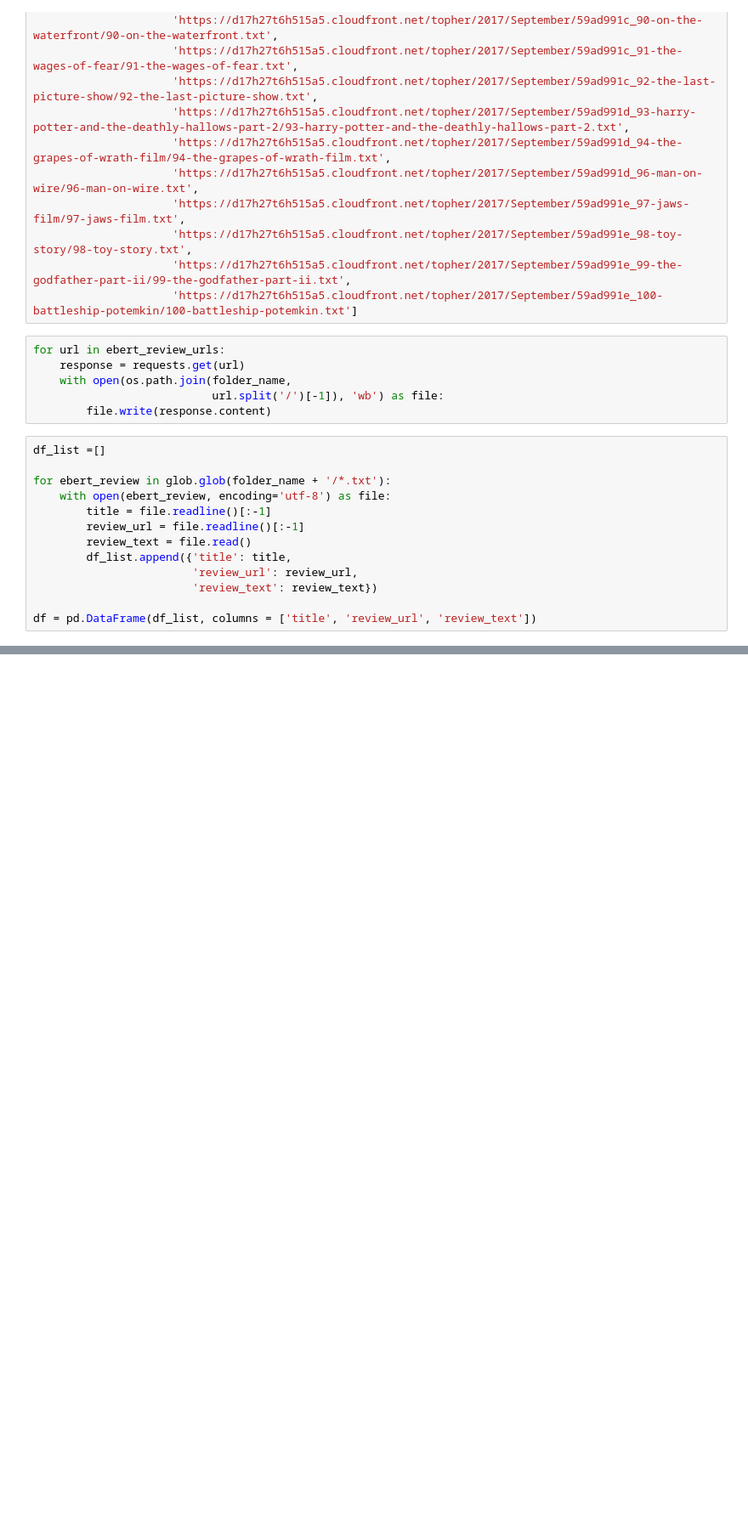
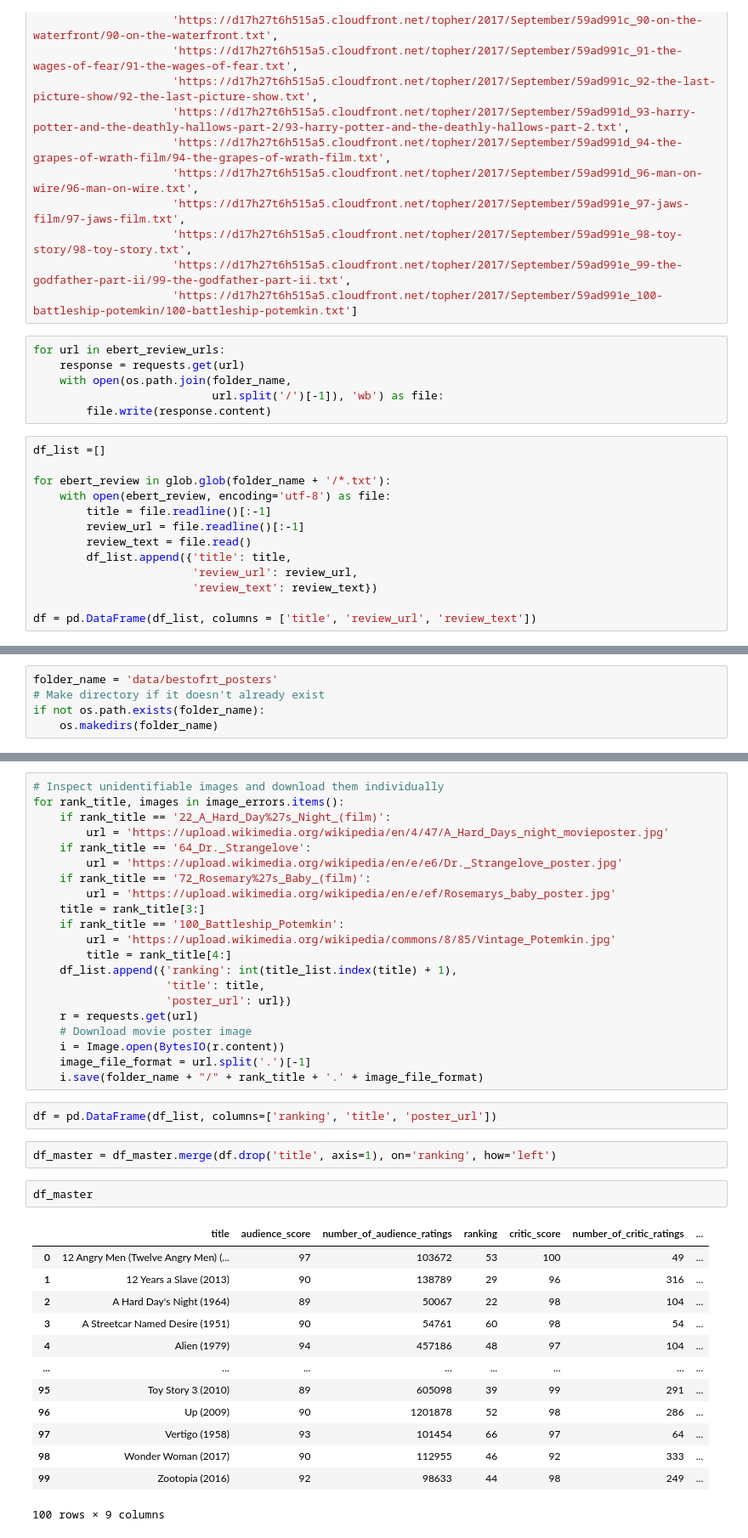
Before and after one commit to ahmed-gharib89/gathering-data, a Jupyter notebook: gathering.ipynb, the cells around one changed output, grey strips where cells are left out. Shown: that part at 85% size. Drawn from its saved outputs; the diff is of its cells as text; blank space fills up the shorter version.

Commit message:
feat: gather data from mediawiki api and download movies posters

```diff
--- a/gathering.ipynb
+++ b/gathering.ipynb
@@ -225,0 +334,5 @@ df = pd.DataFrame(df_list, columns = ['title', 'review_url', 'review_text'])
+# %%
+folder_name = 'data/bestofrt_posters'
+# Make directory if it doesn't already exist
+if not os.path.exists(folder_name):
+    os.makedirs(folder_name)
@@ -225,0 +431,41 @@ df = pd.DataFrame(df_list, columns = ['title', 'review_url', 'review_text'])
+# %%
+# Inspect unidentifiable images and download them individually
+for rank_title, images in image_errors.items():
+    if rank_title == '22_A_Hard_Day%27s_Night_(film)':
+        url = 'https://upload.wikimedia.org/wikipedia/en/4/47/A_Hard_Days_night_movieposter.jpg'
+    if rank_title == '64_Dr._Strangelove':
+        url = 'https://upload.wikimedia.org/wikipedia/en/e/e6/Dr._Strangelove_poster.jpg'
+    if rank_title == '72_Rosemary%27s_Baby_(film)':
+        url = 'https://upload.wikimedia.org/wikipedia/en/e/ef/Rosemarys_baby_poster.jpg'
+    title = rank_title[3:]
+    if rank_title == '100_Battleship_Potemkin':
+        url = 'https://upload.wikimedia.org/wikipedia/commons/8/85/Vintage_Potemkin.jpg'
+        title = rank_title[4:]
+    df_list.append({'ranking': int(title_list.index(title) + 1),
+                    'title': title,
+                    'poster_url': url})
+    r = requests.get(url)
+    # Download movie poster image
+    i = Image.open(BytesIO(r.content))
+    image_file_format = url.split('.')[-1]
+    i.save(folder_name + "/" + rank_title + '.' + image_file_format)
+# %%
+df = pd.DataFrame(df_list, columns=['ranking', 'title', 'poster_url'])
+# %%
+df_master = df_master.merge(df.drop('title', axis=1), on='ranking', how='left')
+# %%
+df_master
+# %% [output]
+|  | title | audience_score | number_of_audience_ratings | ranking | critic_score | number_of_critic_ratings | ... |
+| 0 | 12 Angry Men (Twelve Angry Men) (... | 97 | 103672 | 53 | 100 | 49 | ... |
+| 1 | 12 Years a Slave (2013) | 90 | 138789 | 29 | 96 | 316 | ... |
+| 2 | A Hard Day's Night (1964) | 89 | 50067 | 22 | 98 | 104 | ... |
+| 3 | A Streetcar Named Desire (1951) | 90 | 54761 | 60 | 98 | 54 | ... |
+| 4 | Alien (1979) | 94 | 457186 | 48 | 97 | 104 | ... |
+| ... | ... | ... | ... | ... | ... | ... | ... |
+| 95 | Toy Story 3 (2010) | 89 | 605098 | 39 | 99 | 291 | ... |
+| 96 | Up (2009) | 90 | 1201878 | 52 | 98 | 286 | ... |
+| 97 | Vertigo (1958) | 93 | 101454 | 66 | 97 | 64 | ... |
+| 98 | Wonder Woman (2017) | 90 | 112955 | 46 | 92 | 333 | ... |
+| 99 | Zootopia (2016) | 92 | 98633 | 44 | 98 | 249 | ... |
+100 rows × 9 columns
```
Also changed, not shown: parts of 7 cells of this notebook.
